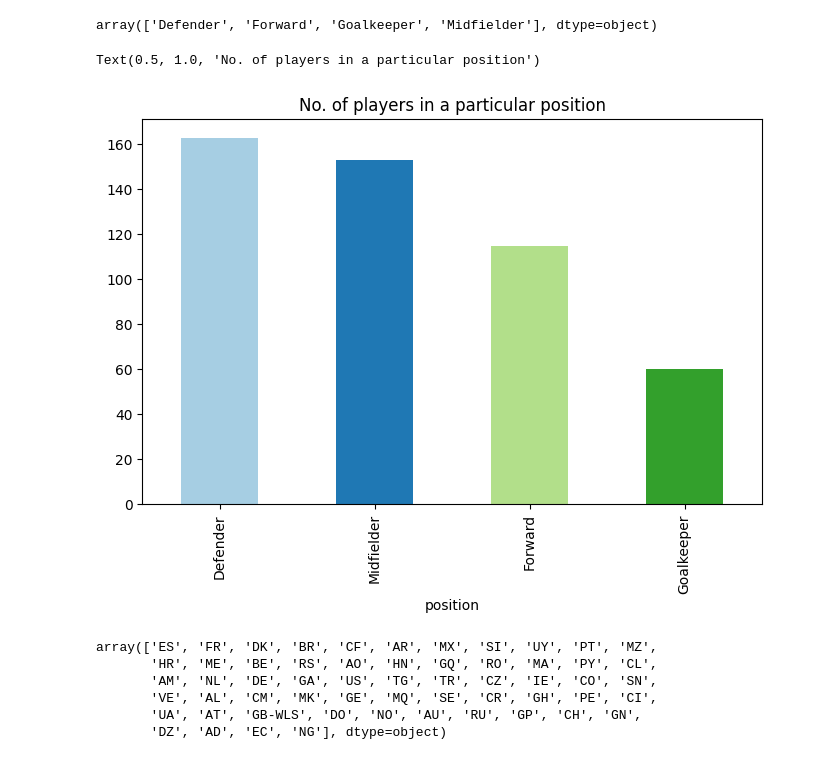
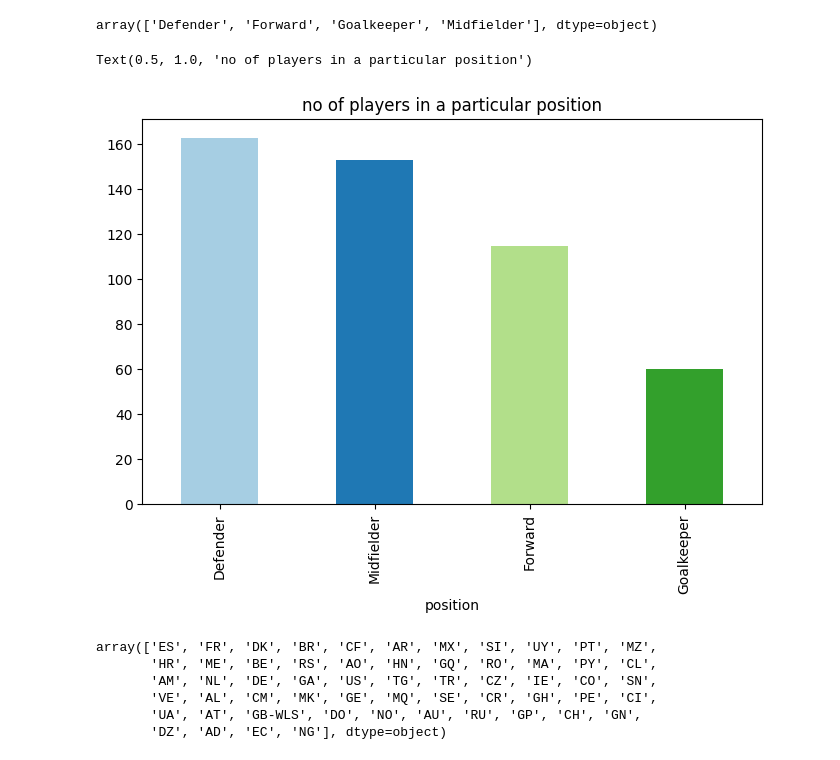
Before and after one commit to Hrithik-58/My_Projects, a Jupyter notebook: Laliga season 2021-22 game data analysis/project on laliga 2021-22.ipynb, the cells around one changed output. Cells and saved outputs as stored; diff of their text form; code cells hidden in the pictures.

```diff
--- a/Laliga season 2021-22 game data analysis/project on laliga 2021-22.ipynb
+++ b/Laliga season 2021-22 game data analysis/project on laliga 2021-22.ipynb
@@ -16,11 +18,11 @@ array(['Defender', 'Forward', 'Goalkeeper', 'Midfielder'], dtype=object)
 # %%
 player_position = laliga.groupby('position').size().sort_values(ascending=False)
 color = sns.color_palette("Paired")
 player_position.plot(kind="bar",figsize = (8,5),color = color)
-plt.title("No. of players in a particular position")
+plt.title("no of players in a particular position")
 # %% [output]
-Text(0.5, 1.0, 'No. of players in a particular position')
+Text(0.5, 1.0, 'no of players in a particular position')
-[figure, old version]
+[figure, new version]
 # %%
 laliga['country'].unique()
 # %% [output]
```
Also changed, not shown: parts of 3 cells of this notebook.
